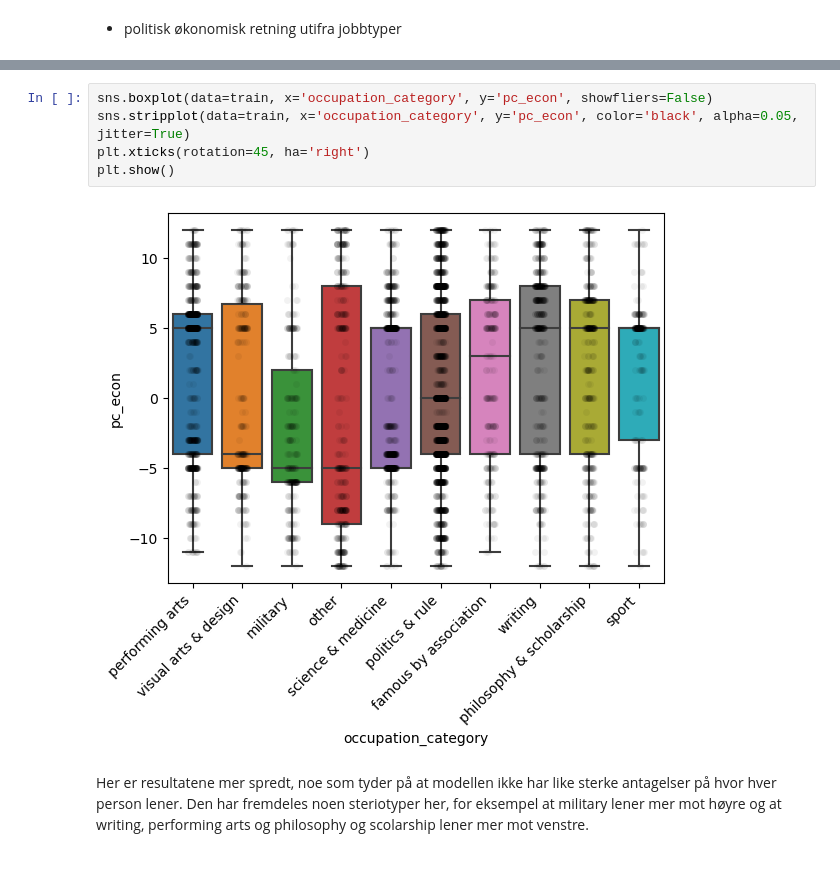
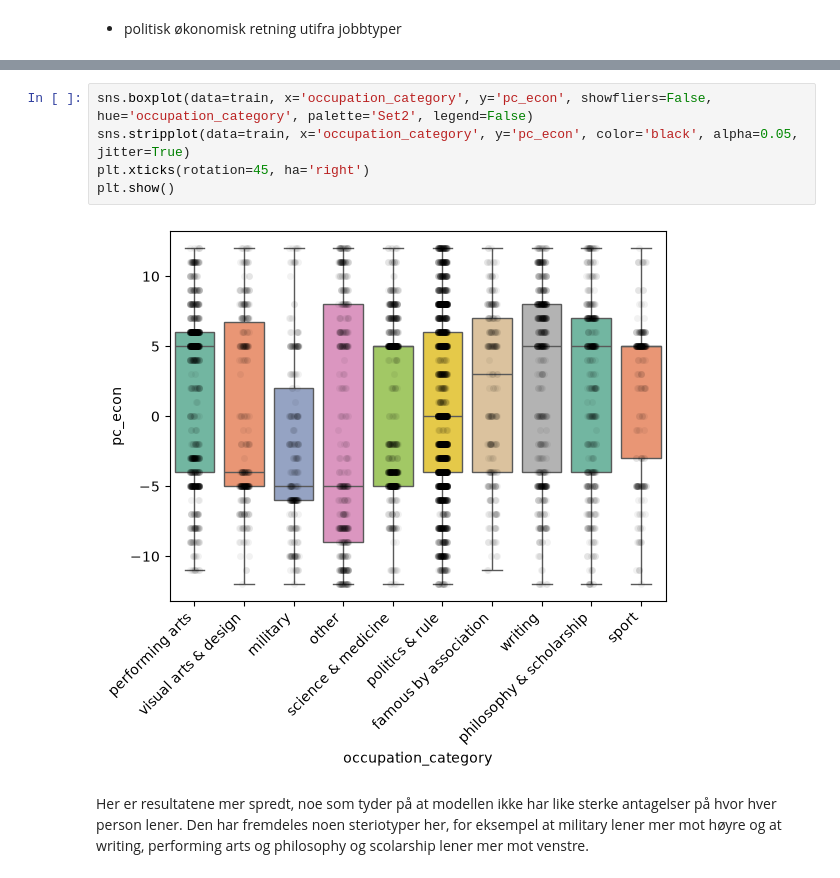
Before and after one commit to Petteroli/INF161-prosjekt, a Jupyter notebook: Prosjekt_inf161.ipynb, the cells around one changed output, grey strips where cells are left out. Cells and saved outputs as stored; diff of their text form.

```diff
--- a/Prosjekt_inf161.ipynb
+++ b/Prosjekt_inf161.ipynb
@@ -321,10 +322,10 @@ plt.show()
 # %%
-sns.boxplot(data=train, x='occupation_category', y='pc_econ', showfliers=False)
+sns.boxplot(data=train, x='occupation_category', y='pc_econ', showfliers=False, hue='occupation_category', palette='Set2', legend=False)
 sns.stripplot(data=train, x='occupation_category', y='pc_econ', color='black', alpha=0.05, jitter=True)
 plt.xticks(rotation=45, ha='right')
 plt.show()
 # %% [output]
-[figure, old version]
+[figure, new version]
 # %% [markdown]
 Her er resultatene mer spredt, noe som tyder på at modellen ikke har like sterke antagelser på hvor hver person lener. Den har fremdeles noen steriotyper her, for eksempel at military lener mer mot høyre og at writing, performing arts og philosophy og scolarship lener mer mot venstre.
 # %% [markdown]
```
Also changed, not shown: parts of 23 cells of this notebook, 1 other file.
